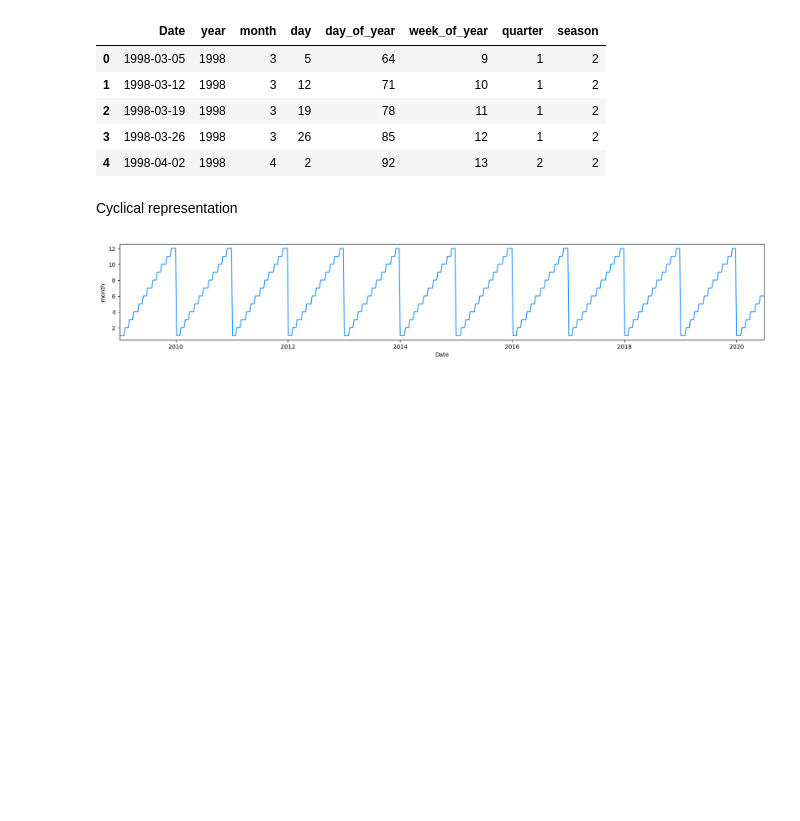
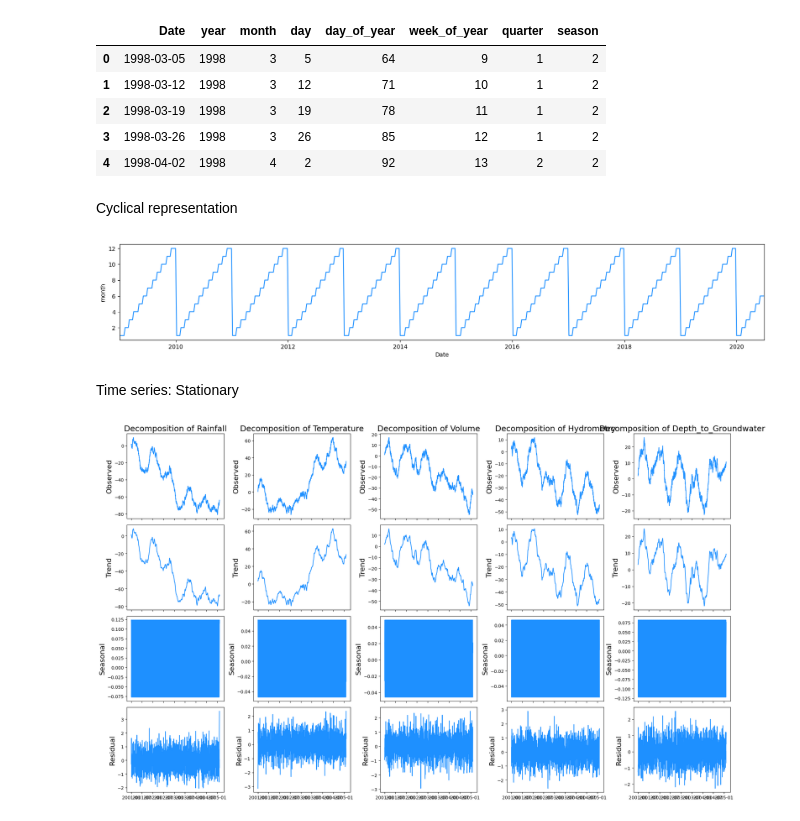
Before and after one commit to Munchkinland/Time-Series-Acea-Smart-Water-Analytics-, a Jupyter notebook: src/explore.ipynb, the cells around one changed output. Drawn from its saved outputs; the diff is of its cells as text; code cells hidden in the pictures; blank space fills up the shorter version.

```diff
--- a/src/explore.ipynb
+++ b/src/explore.ipynb
@@ -473,3 +473,77 @@ ax.set_xlim([date(2009, 1, 1), date(2020, 6, 30)])
 plt.show()
 # %% [output]
 [figure]
+# %% [markdown]
+Time series: Stationary
+# %%
+from statsmodels.tsa.seasonal import seasonal_decompose
+
+core_columns =  [
+    'Rainfall', 'Temperature', 'Volume',
+    'Hydrometry', 'Depth_to_Groundwater'
+]
+
+for column in core_columns:
+    decomp = seasonal_decompose(total_data[column], period=52, model='additive', extrapolate_trend='freq')
+    total_data[f"{column}_trend"] = decomp.trend # Trend: The increasing or decreasing value in the series.
+    total_data[f"{column}_seasonal"] = decomp.seasonal # Seasonality: The repeating short-term cycle in the series.
+    total_data[f"{column}_resid"] = decomp.resid # Noise: The random variation in the series.
+# %%
+import matplotlib.pyplot as plt
+from statsmodels.tsa.seasonal import seasonal_decompose
+import pandas as pd
+import numpy as np
+
+# Como no tengo acceso al conjunto de datos real 'total_data', simularé algunos datos para demostración.
+np.random.seed(0)
+dates = pd.date_range('20010101', periods=1500)
+total_data = pd.DataFrame(np.random.randn(1500, 5), index=dates, columns=[
+    'Rainfall', 'Temperature', 'Volume', 'Hydrometry', 'Depth_to_Groundwater'
+])
+
+# Ajustaremos los datos simulados para que tengan una tendencia y estacionalidad similares a las esperadas.
+for column in total_data.columns:
+    total_data[column] = total_data[column].cumsum() + (np.sin(np.linspace(0, 10*np.pi, 1500)) * 10)
+
+core_columns =  [
+    'Rainfall', 'Temperature', 'Volume',
+    'Hydrometry', 'Depth_to_Groundwater'
+]
+
+num_columns = len(core_columns)
+
+# Ajustar la cantidad de filas y columnas en el subplot en función de la cantidad de columnas
+num_rows = 4  # 4 subplots para cada componente
+num_cols = num_columns
+
+# Aumentamos el tamaño de la figura para una mejor visualización
+fig, ax = plt.subplots(ncols=num_cols, nrows=num_rows, sharex=True, figsize=(20, 12))
+
+for i, column in enumerate(core_columns):
+    res = seasonal_decompose(total_data[column], model='additive', extrapolate_trend='freq')
+    total_data[column] = res.observed
+    total_data[f"{column}_trend"] = res.trend
+    total_data[f"{column}_seasonal"] = res.seasonal
+    total_data[f"{column}_resid"] = res.resid
+
+    ax[0, i].set_title('Decomposition of {}'.format(column), fontsize=18)
+    ax[0, i].plot(total_data[column], color='dodgerblue')
+    ax[0, i].set_ylabel('Observed', fontsize=16)
+
+    ax[1, i].plot(total_data[f"{column}_trend"], color='dodgerblue')
+    ax[1, i].set_ylabel('Trend', fontsize=16)
+
+    ax[2, i].plot(total_data[f"{column}_seasonal"], color='dodgerblue')
+    ax[2, i].set_ylabel('Seasonal', fontsize=16)
+
+    ax[3, i].plot(total_data[f"{column}_resid"], color='dodgerblue')
+    ax[3, i].set_ylabel('Residual', fontsize=16)
+
+# Ajustamos el layout para evitar superposiciones
+plt.tight_layout()
+plt.show()
+
+
+plt.show()
+# %% [output]
+[figure, added]
```
Also changed, not shown: parts of 14 cells of this notebook, 3 other files.
